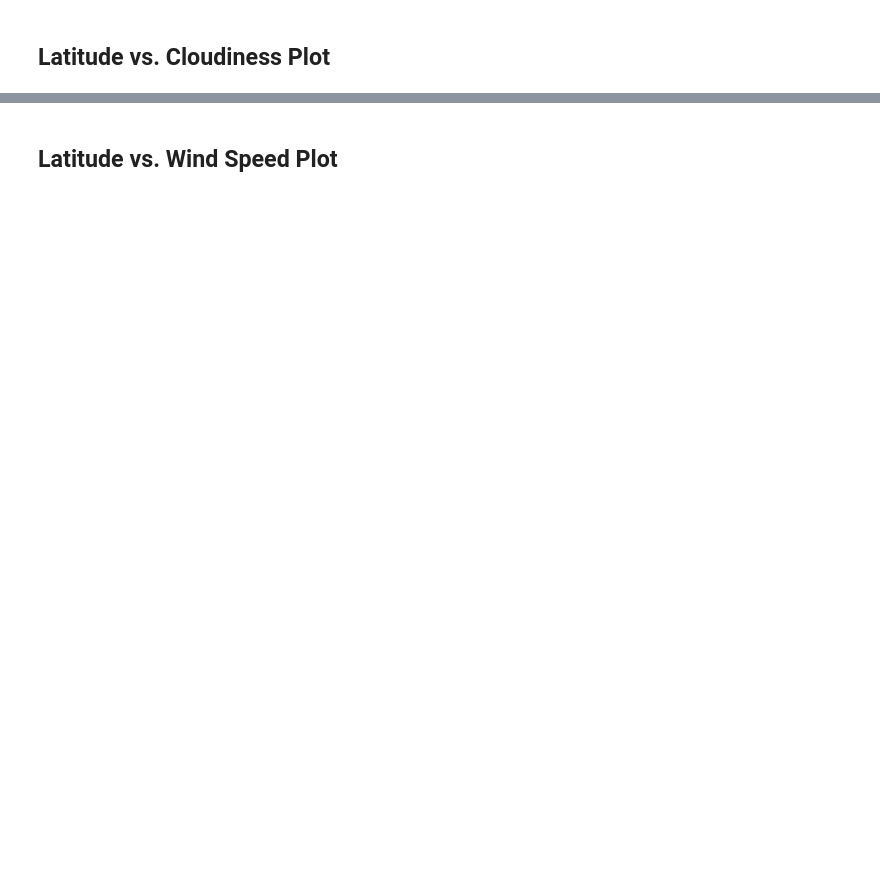
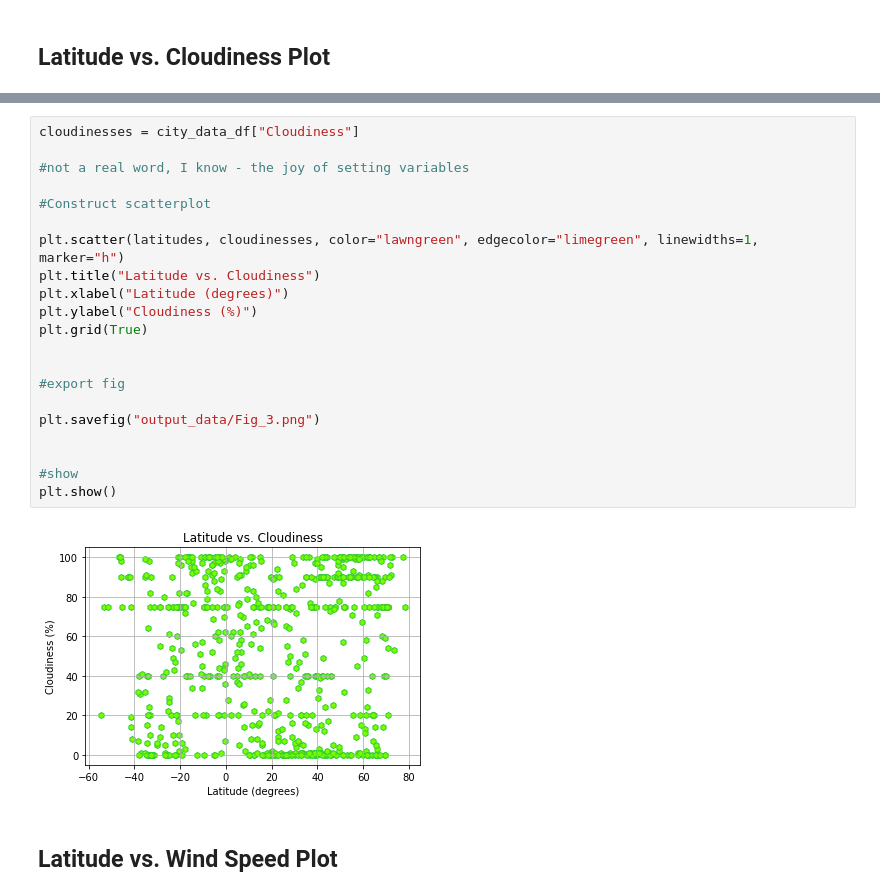
Before and after one commit to ptsaitta/python-api-challenge, a Jupyter notebook: WeatherPy.ipynb, the cells around one changed output, grey strips where cells are left out. Cells and saved outputs as stored; diff of their text form; blank space fills up the shorter version.

```diff
--- a/WeatherPy.ipynb
+++ b/WeatherPy.ipynb
@@ -267,2 +284,25 @@ plt.show()
+# %%
+cloudinesses = city_data_df["Cloudiness"]
+
+#not a real word, I know - the joy of setting variables
+
+#Construct scatterplot
+
+plt.scatter(latitudes, cloudinesses, color="lawngreen", edgecolor="limegreen", linewidths=1, marker="h")
+plt.title("Latitude vs. Cloudiness")
+plt.xlabel("Latitude (degrees)")
+plt.ylabel("Cloudiness (%)")
+plt.grid(True)
+
+
+#export fig
+
+plt.savefig("output_data/Fig_3.png")
+
+
+#show
+plt.show()
+# %% [output]
+[figure, added]
 # %% [markdown]
 ## Latitude vs. Wind Speed Plot
```
Also changed, not shown: parts of 5 cells of this notebook, 3 other files.
